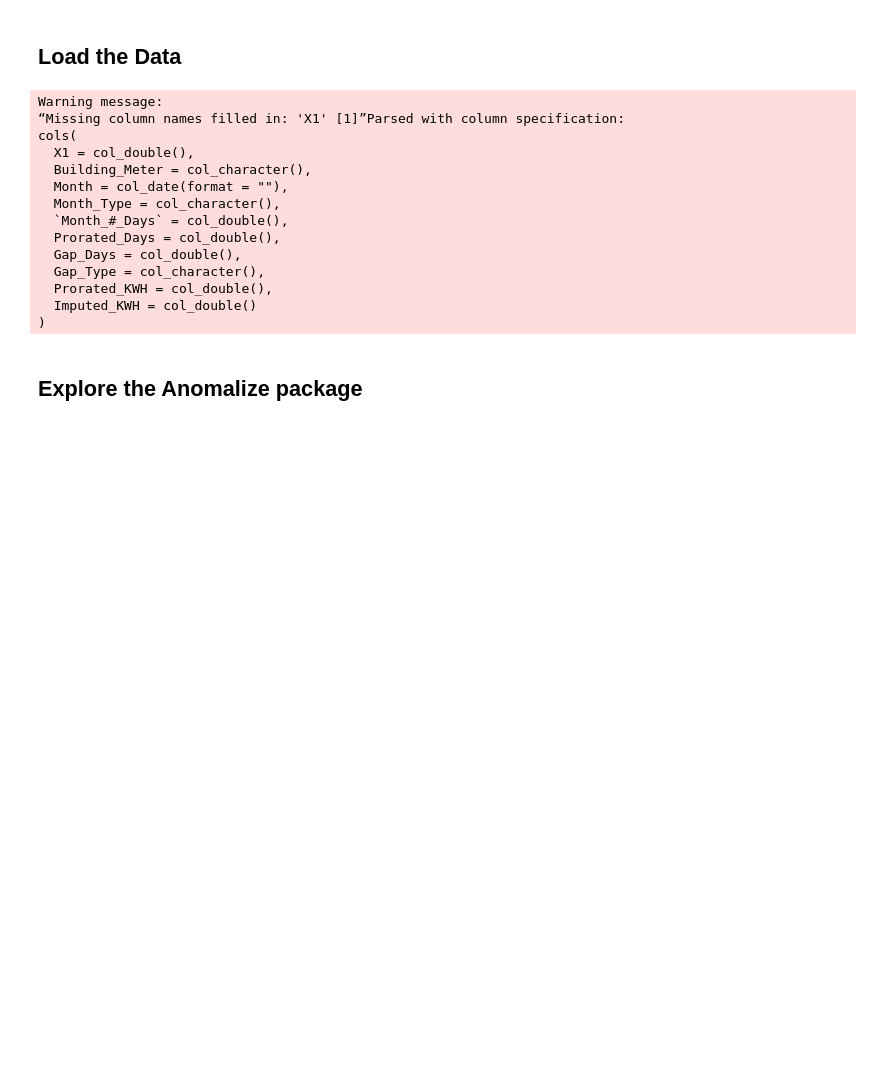
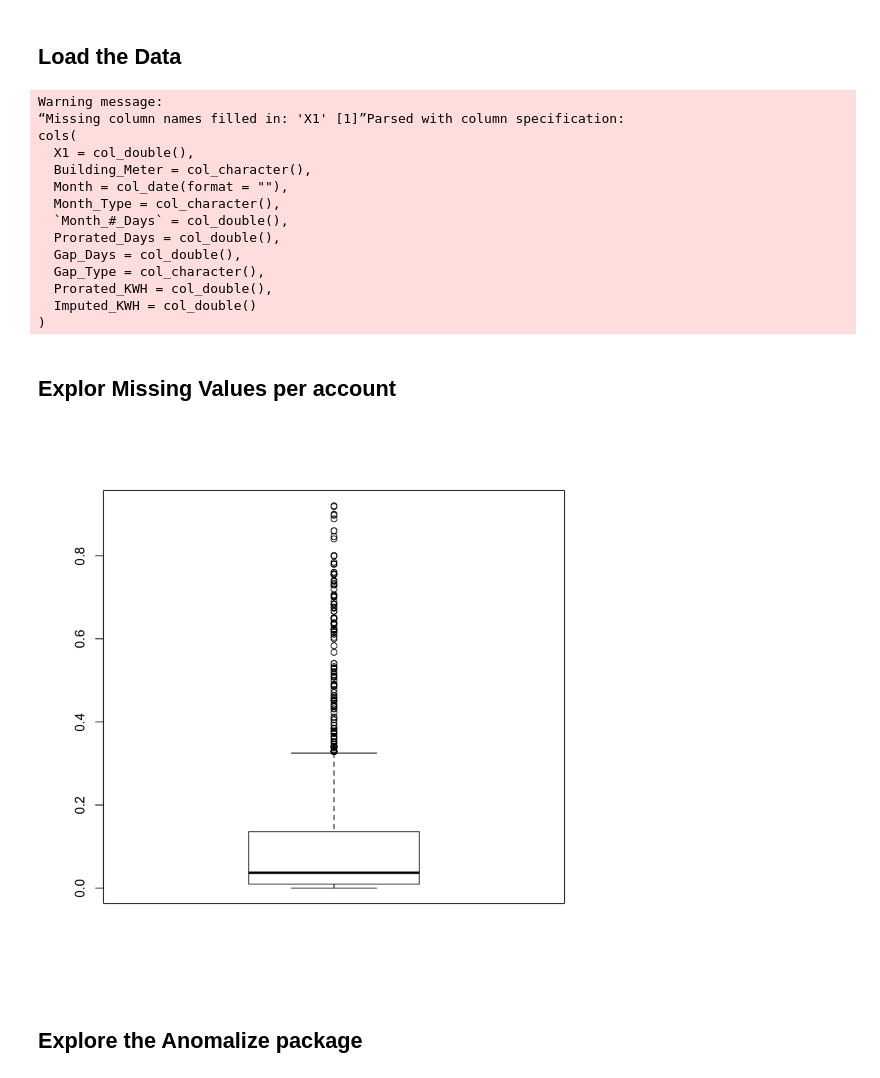
Before and after one commit to jasonfeiwang/Anomaly-Detectors, a Jupyter notebook: src/r/Time_Series_Decomposition_R.ipynb, the cells around one changed output. Cells and saved outputs as stored; diff of their text form; code cells hidden in the pictures; blank space fills up the shorter version.

```diff
--- a/src/r/Time_Series_Decomposition_R.ipynb
+++ b/src/r/Time_Series_Decomposition_R.ipynb
@@ -32,3 +25,16 @@ cols(
   Prorated_KWH = col_double(),
   Imputed_KWH = col_double()
 )
+# %% [markdown]
+## Explor Missing Values per account
+# %%
+accounts = tb %>% group_by(Building_Meter)
+
+accounts <- accounts %>% summarise(counts = n(), na_counts = sum(Imputed_KWH == 0))
+accounts <- filter(accounts, counts >= 36)
+
+accounts <- mutate(accounts, na_perc = na_counts/counts)
+# %%
+boxplot(accounts$na_perc)
+# %% [output]
+[figure, added]
```
Also changed, not shown: parts of 29 cells of this notebook, 3 other files.
